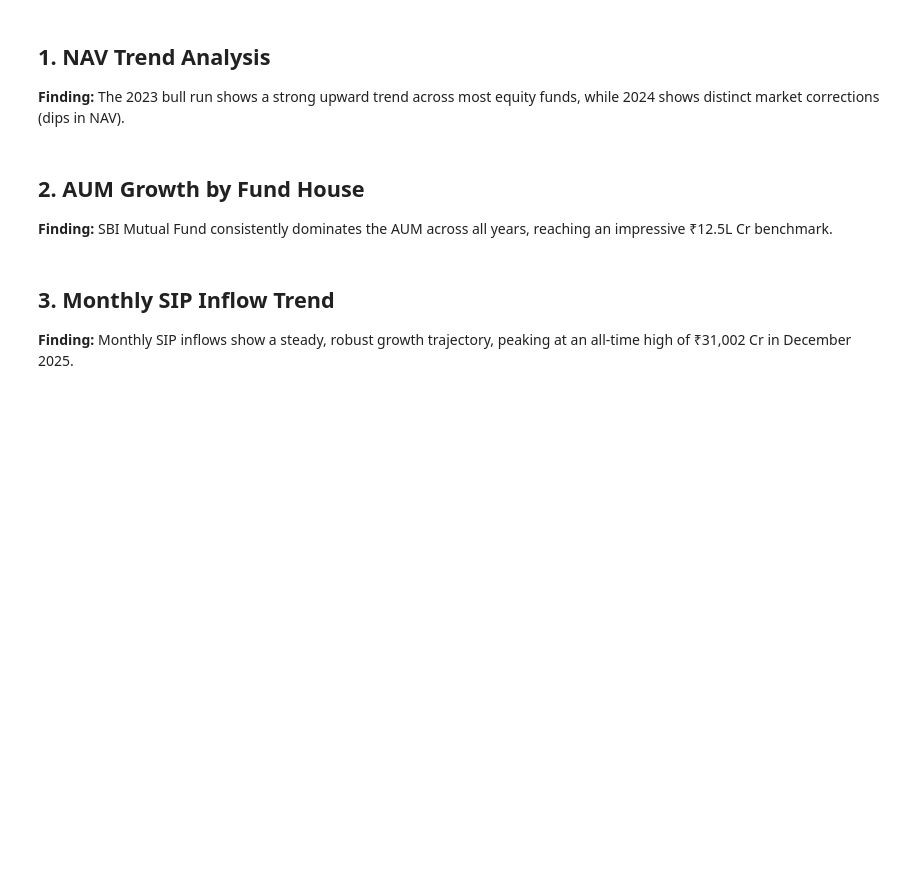
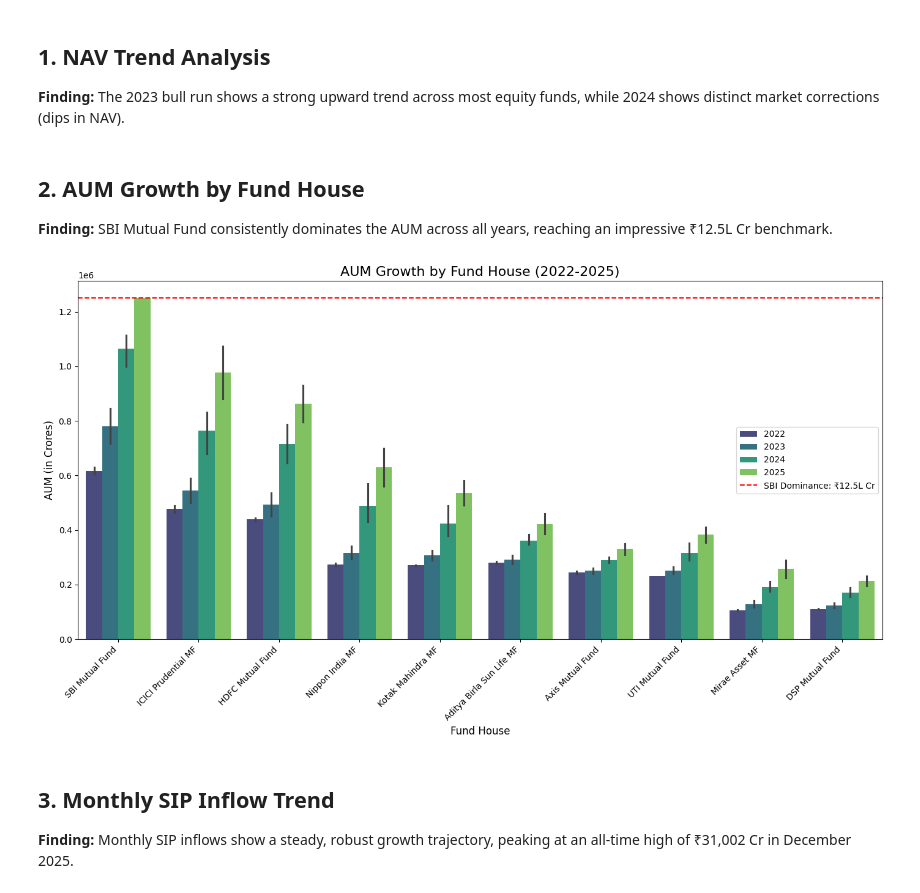
Before and after one commit to Adarsh-Kumar6534/Mutual-Fund-Analytics, a Jupyter notebook: notebooks/EDA_Analysis.ipynb, the cells around one changed output. Saved outputs shown, nothing was run; the diff lists cells and outputs as text; code cells hidden in the pictures; blank space fills up the shorter version.

Commit message:
Day 2: Complete EDA and Exported Charts Fixed

```diff
--- a/notebooks/EDA_Analysis.ipynb
+++ b/notebooks/EDA_Analysis.ipynb
@@ -52,20 +54,24 @@ fig.show()
 # %%
 # 2. AUM growth bar chart — grouped bar by fund house for each year 2022–2025.
 # Highlight SBI at ₹12.5L Cr dominance using Seaborn.
+
+df_aum['year'] = pd.to_datetime(df_aum['date']).dt.year.astype(str)
 
 plt.figure(figsize=(14, 8))
 sns.barplot(data=df_aum, x='fund_house', y='aum_crore', hue='year', palette='viridis')
 plt.title('AUM Growth by Fund House (2022-2025)', fontsize=16)
 plt.ylabel('AUM (in Crores)', fontsize=12)
 plt.xlabel('Fund House', fontsize=12)
 plt.xticks(rotation=45, ha='right')
 
 # Highlight SBI
 plt.axhline(y=1250000, color='r', linestyle='--', label='SBI Dominance: ₹12.5L Cr')
 plt.legend()
 plt.tight_layout()
 plt.savefig('../reports/charts/02_aum_growth.png')
 plt.show()
+# %% [output]
+[figure, added]
 # %% [markdown]
 ## 3. Monthly SIP Inflow Trend
 **Finding:** Monthly SIP inflows show a steady, robust growth trajectory, peaking at an all-time high of ₹31,002 Cr in December 2025.
```
Also changed, not shown: parts of 7 cells of this notebook, 9 other files.
